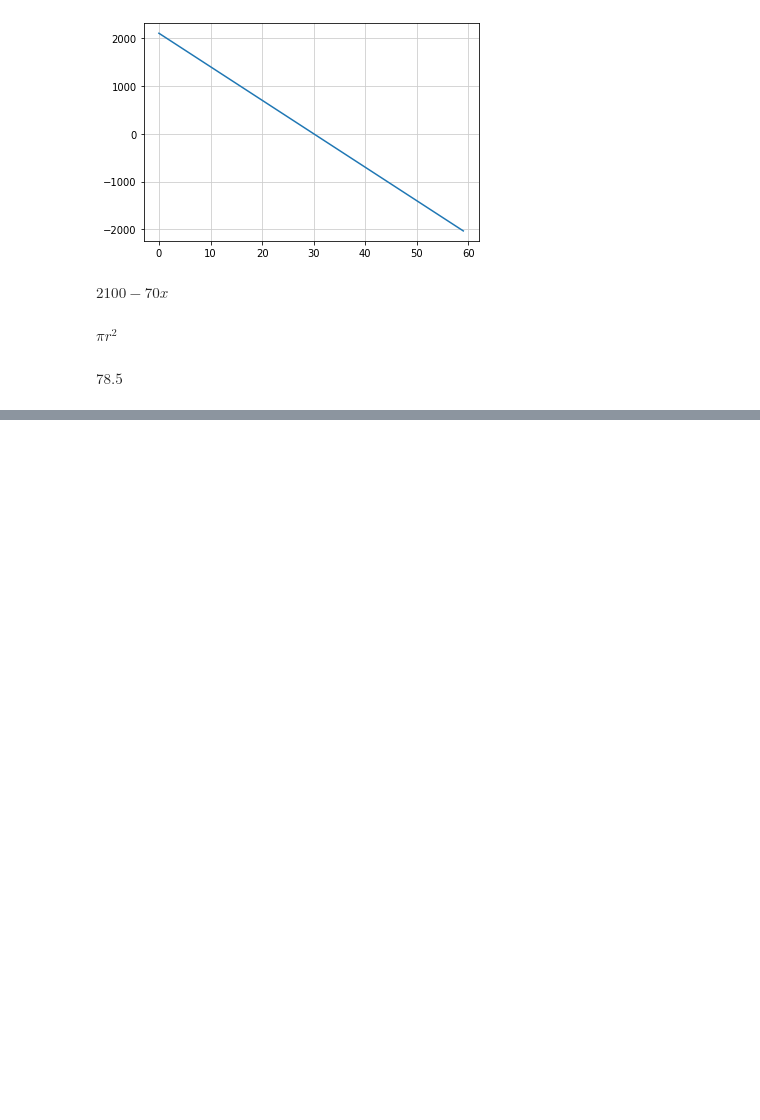
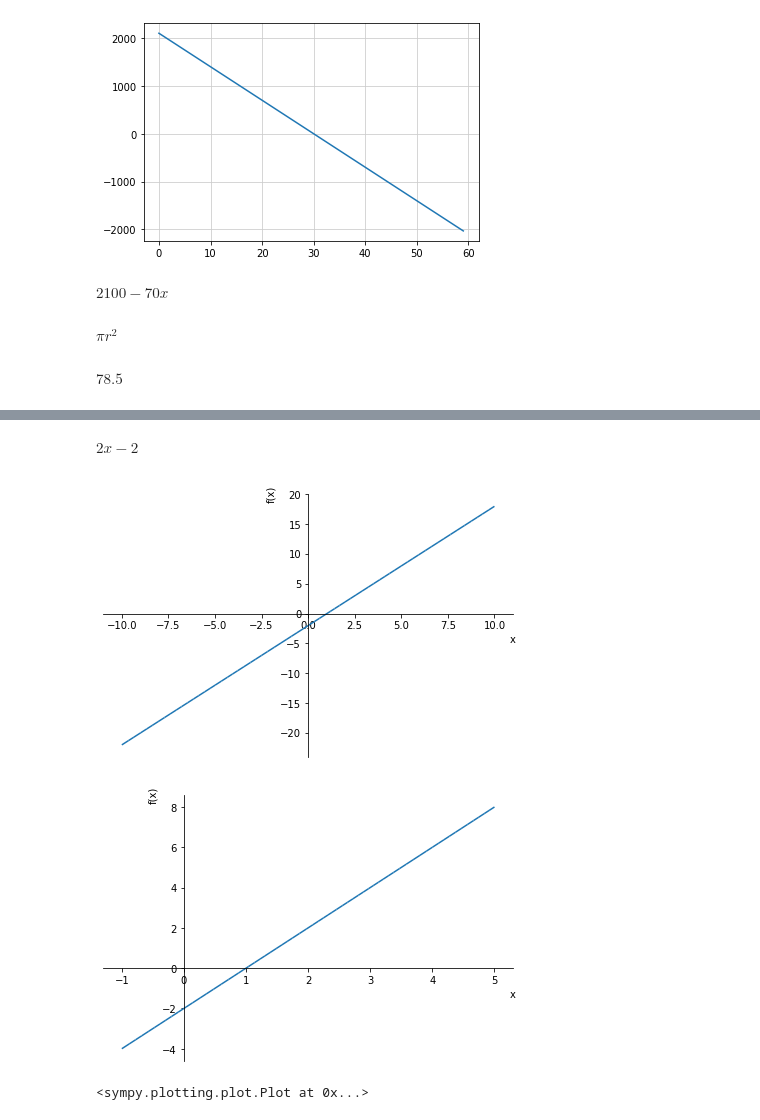
Before and after one commit to 1024xx4/middle_school_math, a Jupyter notebook: how_to_find_the_equation_of_a_straigt_line.ipynb, the cells around one changed output, grey strips where cells are left out. Cells and saved outputs as stored; diff of their text form; code cells hidden in the pictures; blank space fills up the shorter version.

```diff
--- a/how_to_find_the_equation_of_a_straigt_line.ipynb
+++ b/how_to_find_the_equation_of_a_straigt_line.ipynb
@@ -39,0 +72,17 @@ $\displaystyle 78.5$
+# %%
+# Calculate with SymPy
+x = sp.Symbol('x')
+a = sp.Symbol('a')
+x1, y1 = sp.symbols('x1, y1')
+
+y = a * (x-x1) + y1
+y = y.subs({a:2, x1:3, y1:4})
+display(y)
+
+sp.plot(y)
+sp.plot(y, (x, -1, 5))
+# %% [output]
+$\displaystyle 2 x - 2$
+[figure, added]
+[figure, added]
+<sympy.plotting.plot.Plot at 0x...>
```
Also changed, not shown: parts of 1 cell of this notebook.
